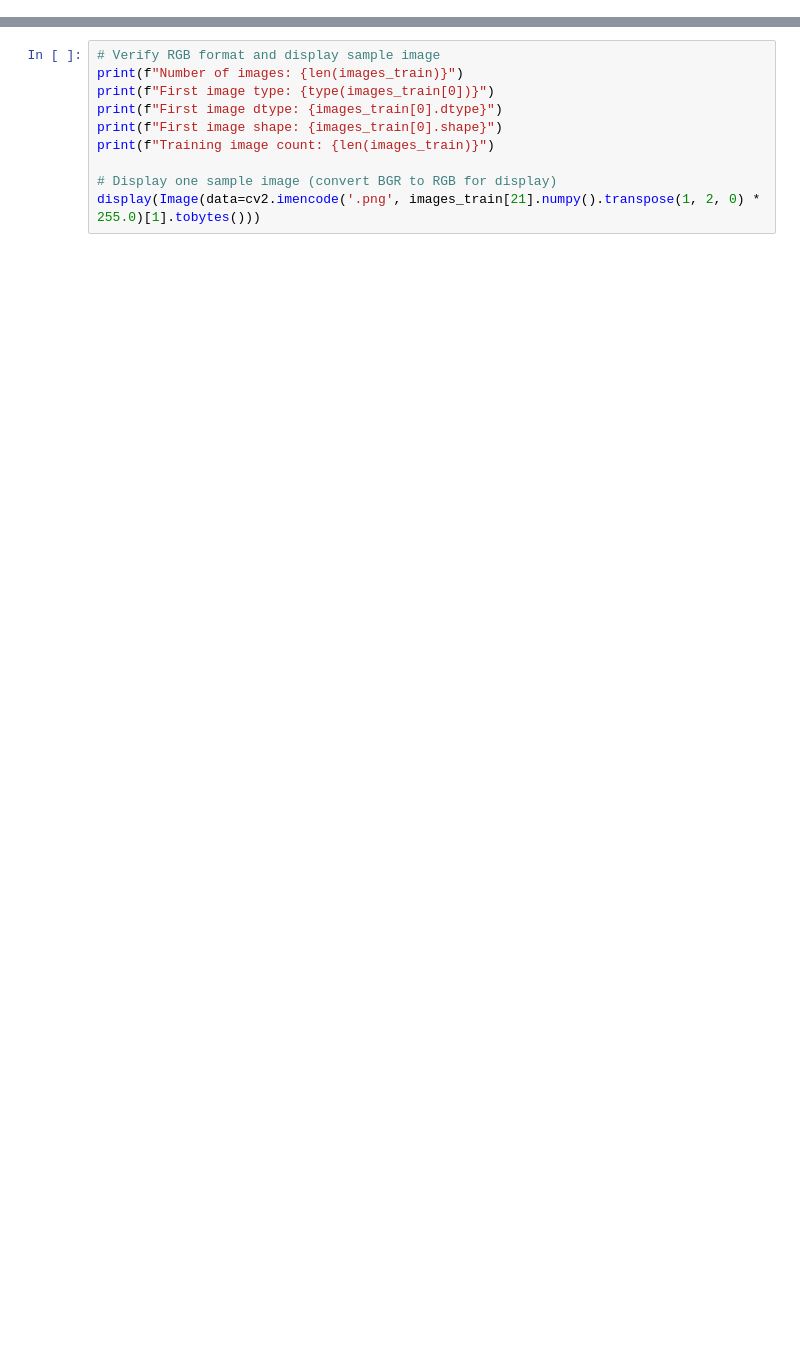
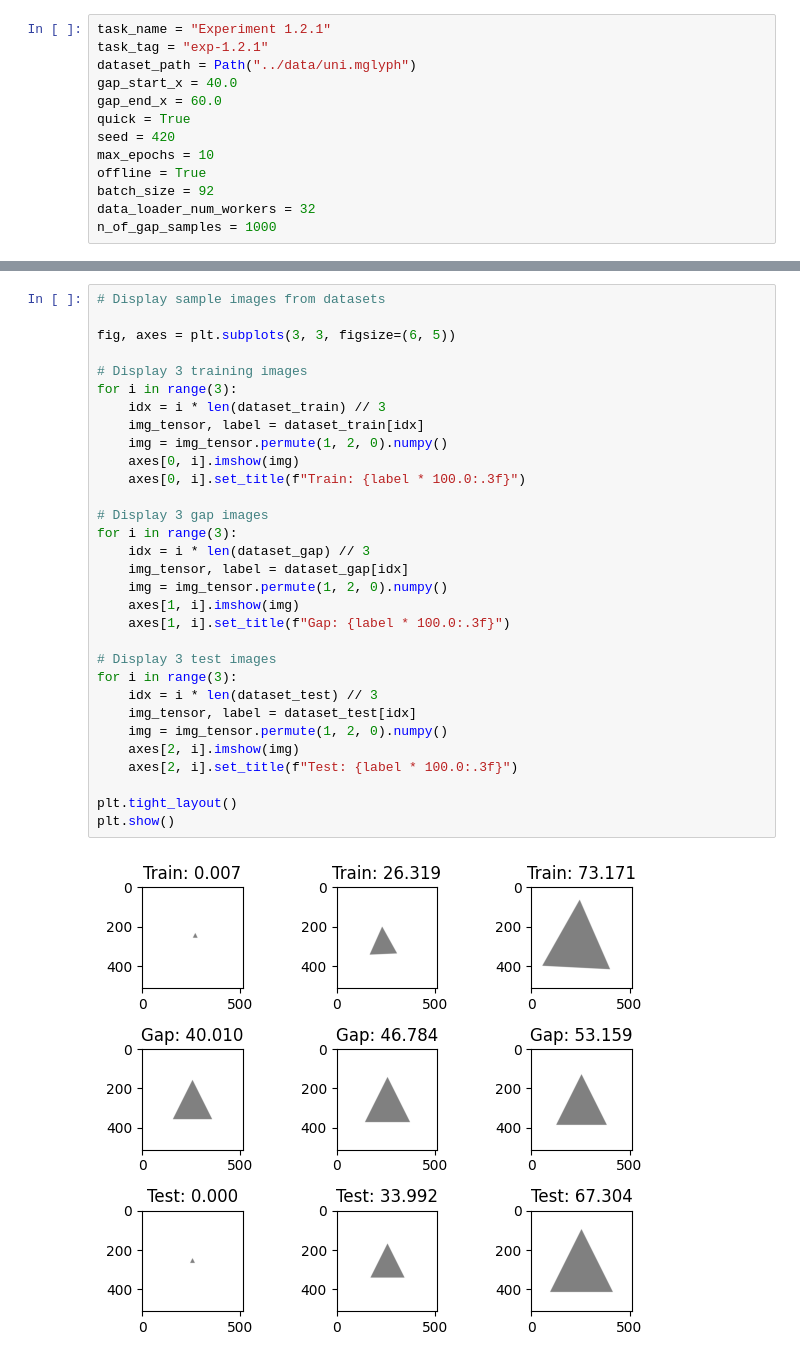
Before and after one commit to DJsushi/mglyph-ml, a Jupyter notebook: notebooks/experiment-1.ipynb, the cells around one changed output, grey strips where cells are left out. Drawn from its saved outputs; the diff is of its cells as text; blank space fills up the shorter version.

Commit message:
add: functionnal training notebook

```diff
--- a/notebooks/experiment-1.ipynb
+++ b/notebooks/experiment-1.ipynb
@@ -21,5 +30,18 @@ from mglyph_ml.dataset.manifest import DatasetManifest, ManifestSample
 from mglyph_ml.experiment.e1.experiment import ExperimentConfig
 from mglyph_ml.experiment.e1.train_model import train_and_test_model
 from mglyph_ml.experiment.e1.util import load_image_into_ndarray
+# %%
+task_name = "Experiment 1.2.1"
+task_tag = "exp-1.2.1"
+dataset_path = Path("../data/uni.mglyph")
+gap_start_x = 40.0
+gap_end_x = 60.0
+quick = True
+seed = 420
+max_epochs = 10
+offline = True
+batch_size = 92
+data_loader_num_workers = 32
+n_of_gap_samples = 1000
 # %%
 path = Path("../data/uni.mglyph")
@@ -121,10 +140,33 @@ temp_archive.close()
 # %%
-# Verify RGB format and display sample image
-print(f"Number of images: {len(images_train)}")
-print(f"First image type: {type(images_train[0])}")
-print(f"First image dtype: {images_train[0].dtype}")
-print(f"First image shape: {images_train[0].shape}")
-print(f"Training image count: {len(images_train)}")
+# Display sample images from datasets
 
-# Display one sample image (convert BGR to RGB for display)
-display(Image(data=cv2.imencode('.png', images_train[21].numpy().transpose(1, 2, 0) * 255.0)[1].tobytes()))
+fig, axes = plt.subplots(3, 3, figsize=(6, 5))
+
+# Display 3 training images
+for i in range(3):
+    idx = i * len(dataset_train) // 3
+    img_tensor, label = dataset_train[idx]
+    img = img_tensor.permute(1, 2, 0).numpy()
+    axes[0, i].imshow(img)
+    axes[0, i].set_title(f"Train: {label * 100.0:.3f}")
+
+# Display 3 gap images
+for i in range(3):
+    idx = i * len(dataset_gap) // 3
+    img_tensor, label = dataset_gap[idx]
+    img = img_tensor.permute(1, 2, 0).numpy()
+    axes[1, i].imshow(img)
+    axes[1, i].set_title(f"Gap: {label * 100.0:.3f}")
+
+# Display 3 test images
+for i in range(3):
+    idx = i * len(dataset_test) // 3
+    img_tensor, label = dataset_test[idx]
+    img = img_tensor.permute(1, 2, 0).numpy()
+    axes[2, i].imshow(img)
+    axes[2, i].set_title(f"Test: {label * 100.0:.3f}")
+
+plt.tight_layout()
+plt.show()
+# %% [output]
+[figure, added]
```
Also changed, not shown: parts of 7 cells of this notebook, 2 other files.
